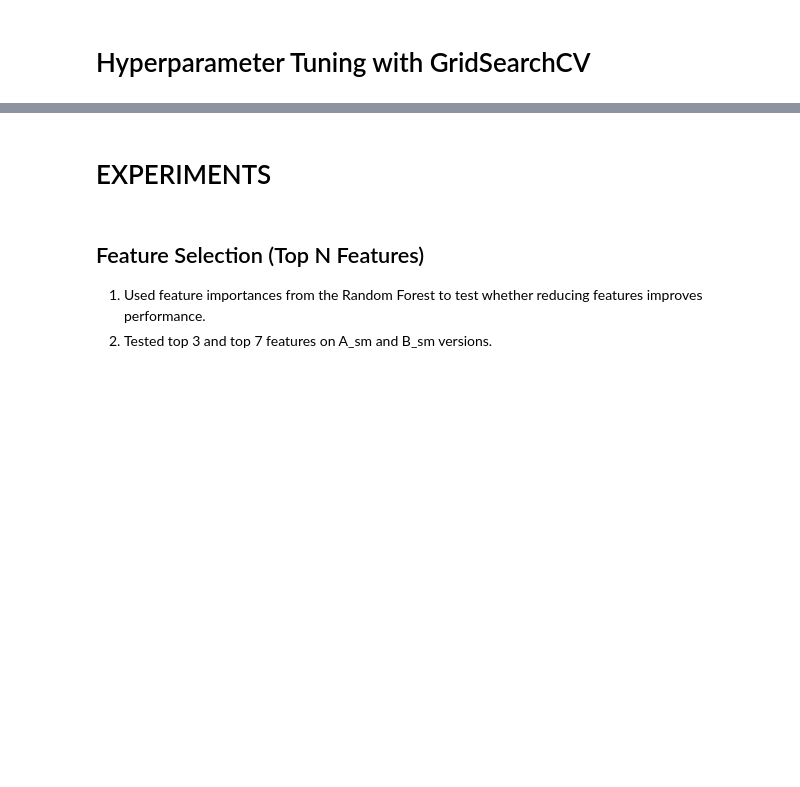
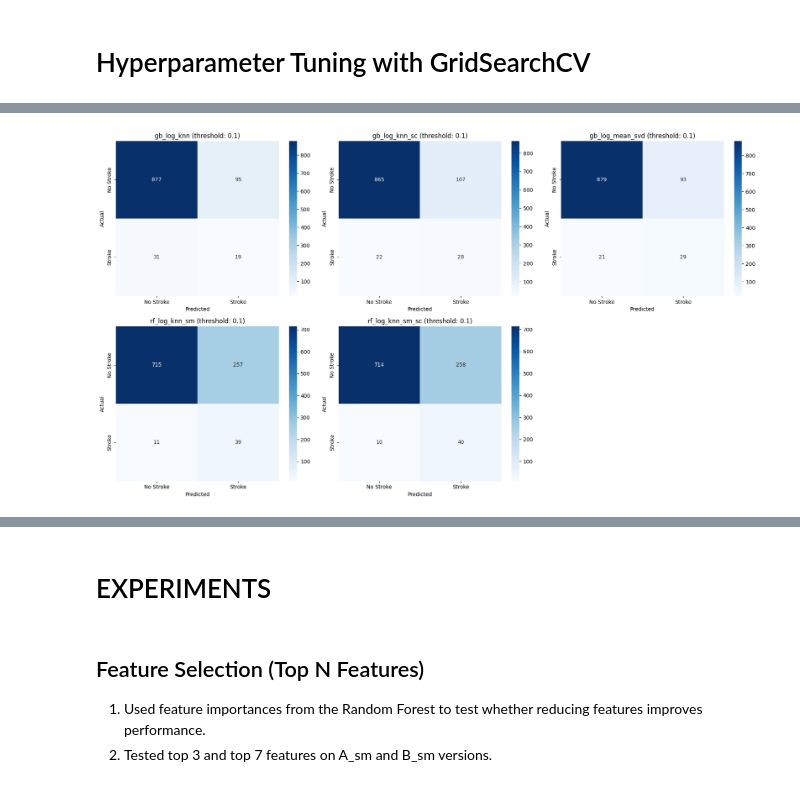
Before and after one commit to stefanosPanteli/EPL448_Team1_StrokePrediction, a Jupyter notebook: project.ipynb, the cells around one changed output, grey strips where cells are left out. Saved outputs shown, nothing was run; the diff lists cells and outputs as text; code cells hidden in the pictures; blank space fills up the shorter version.

```diff
--- a/project.ipynb
+++ b/project.ipynb
@@ -1929,12 +2039,0 @@ threshold=0.1 | Predicted=322 | Stroke Recall=0.8200 | F1=0.7969
-# %%
-# ── Final Confusion Matrix at threshold=0.1 ──────────────────
-y_proba   = best_pipe.predict_proba(X_test_orig)[:, 1]
-y_pred_01  = (y_proba >= 0.1).astype(int)
-
-cm = confusion_matrix(y_test_orig, y_pred_01)
-ConfusionMatrixDisplay(cm, display_labels=['No Stroke', 'Stroke']).plot(cmap='Blues')
-plt.title('C_sm_GB — Threshold=0.1 | Final Model')
-plt.tight_layout()
-plt.show()
-
-print(classification_report(y_test_orig, y_pred_01, target_names=['No Stroke', 'Stroke']))
@@ -1950,0 +2044,84 @@ weighted avg       0.95      0.72      0.80      1022
+# %%
+# Threshold tuning for all pipelines
+nicely_print('Threshold Tuning on All Pipelines', 'Testing multiple thresholds on the test set')
+
+threshold_results = []
+threshold_cm_results = {}
+threshold_report_results = {}
+
+thresholds = [0.5, 0.4, 0.3, 0.2, 0.1]
+
+for pipe_name, pipe in best_pipelines.items():
+    y_proba = pipe.predict_proba(X_test_orig)[:, 1]
+
+    for threshold in thresholds:
+        y_pred = (y_proba >= threshold).astype(int)
+        result_name = f'{pipe_name} (threshold: {threshold:.1f})'
+
+        threshold_results.append({
+            'Pipeline'         : pipe_name,
+            'Threshold'        : threshold,
+            'Predicted'        : int((y_pred == 1).sum()),
+            'Accuracy'         : round(accuracy_score(y_test_orig, y_pred), 4),
+            'Precision'        : round(precision_score(y_test_orig, y_pred, average= 'weighted', zero_division= 0), 4),
+            'Recall'           : round(recall_score(y_test_orig, y_pred, average= 'weighted', zero_division= 0), 4),
+            'F1'               : round(f1_score(y_test_orig, y_pred, average= 'weighted', zero_division= 0), 4),
+            'Stroke Precision' : round(precision_score(y_test_orig, y_pred, pos_label= 1, average= 'binary', zero_division= 0), 4),
+            'Stroke Recall'    : round(recall_score(y_test_orig, y_pred, pos_label= 1, average= 'binary', zero_division= 0), 4),
+            'Stroke F1'        : round(f1_score(y_test_orig, y_pred, pos_label= 1, average= 'binary', zero_division= 0), 4),
+            'AUC'              : round(auc, 4),
+            'Result Name'      : result_name,
+        })
+
+        threshold_cm_results[result_name] = confusion_matrix(y_test_orig, y_pred)
+        threshold_report_results[result_name] = classification_report(y_test_orig, y_pred, digits= 4, zero_division= 0)
+
+# Create summary table with all threshold results
+threshold_df = pd.DataFrame(threshold_results)
+
+print('\nAll threshold results\n')
+print(
+    threshold_df
+    .drop(columns= ['Result Name'])
+    .sort_values(['Pipeline', 'Threshold'], ascending= [True, False])
+    .to_string(index=False)
+)
+
+# Pick best threshold per pipeline
+# Priority:
+# 1. highest Stroke Recall
+# 2. highest Stroke F1
+# 3. highest weighted F1
+best_threshold_df = (
+    threshold_df
+    .sort_values(['Pipeline', 'Stroke Recall', 'Stroke F1', 'F1'], ascending= [True, False, False, False])
+    .groupby('Pipeline', as_index=False)
+    .first()
+)
+
+print('\nBest threshold per pipeline\n')
+print(
+    best_threshold_df
+    .drop(columns= ['Result Name'])
+    .sort_values('Pipeline')
+    .to_string(index= False)
+)
+
+# Keep only confusion matrices and reports for the best threshold of each pipeline
+best_threshold_cm_results = {
+    row['Result Name']: threshold_cm_results[row['Result Name']]
+    for _, row in best_threshold_df.iterrows()
+}
+
+best_threshold_report_results = {
+    row['Result Name']: threshold_report_results[row['Result Name']]
+    for _, row in best_threshold_df.iterrows()
+}
+
+# Plot confusion matrices only for the best threshold per pipeline
+plot_confusion_matrices_and_reports(
+    best_threshold_cm_results,
+    best_threshold_report_results,
+    labels= ['No Stroke', 'Stroke']
+)
+# %% [output]
@@ -1950,0 +2145 @@ weighted avg       0.95      0.72      0.80      1022
+[figure, added]
```
Also changed, not shown: parts of 32 cells of this notebook.
